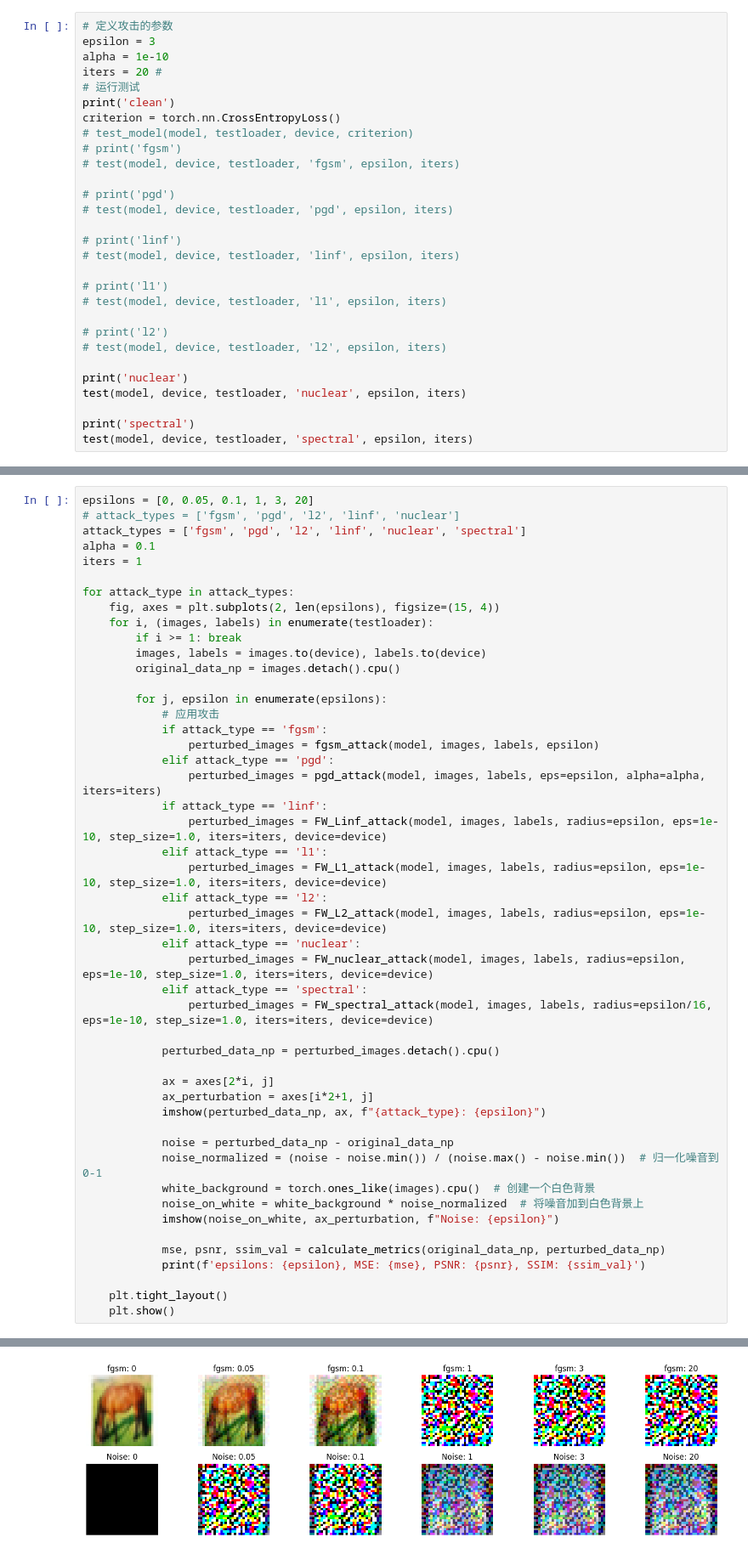
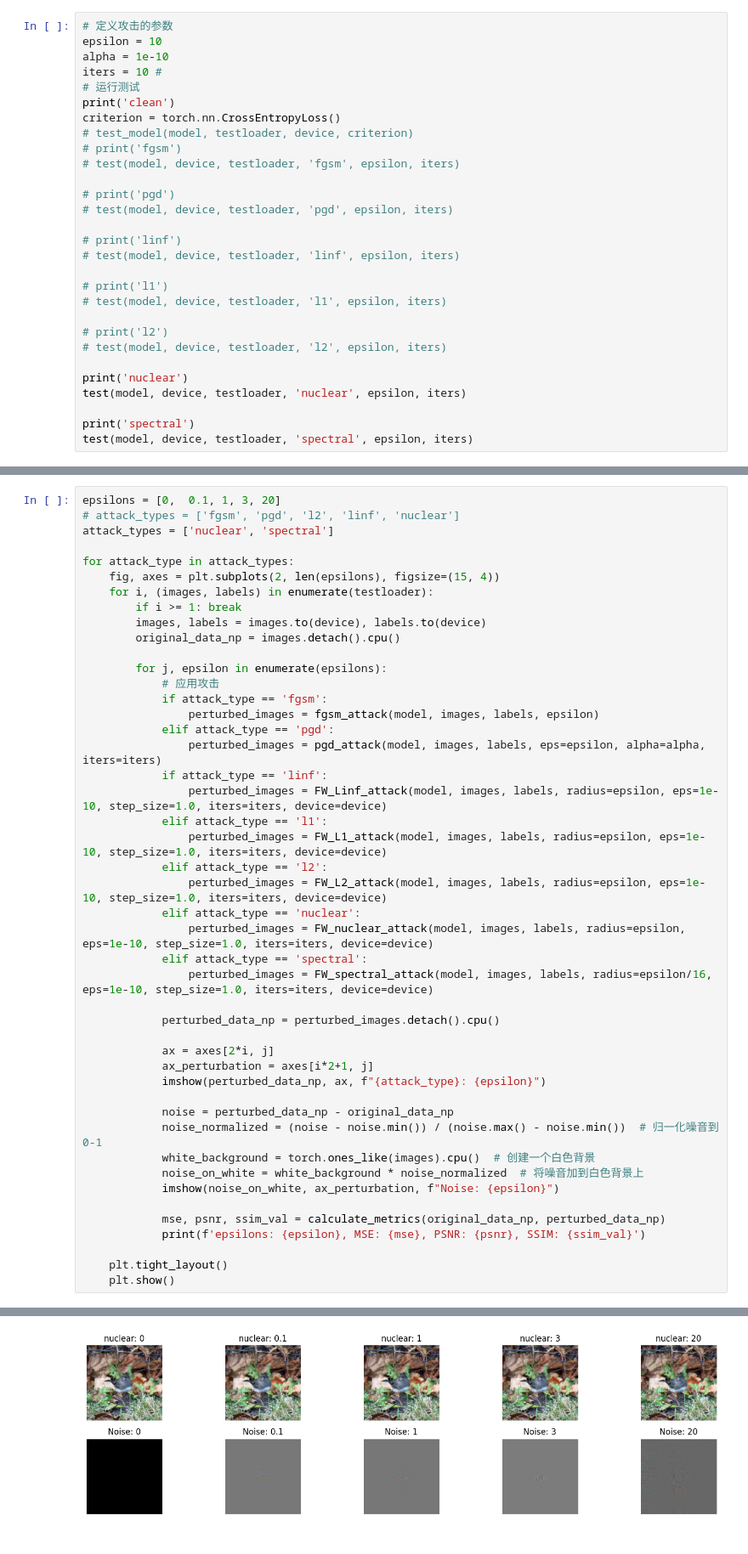
Before and after one commit to SUIlf/AdvAtt, a Jupyter notebook: train.ipynb, the cells around one changed output, grey strips where cells are left out. Shown at 85% size. Saved outputs shown, nothing was run; the diff lists cells and outputs as text.

```diff
--- a/train.ipynb
+++ b/train.ipynb
@@ -94,8 +132,8 @@ ResNet: num_block_list = [2, 2, 2, 2], num_class = 10
 # %%
 # 定义攻击的参数
-epsilon = 3
+epsilon = 10
 alpha = 1e-10
-iters = 20 #
+iters = 10 #
 # 运行测试
 print('clean')
 criterion = torch.nn.CrossEntropyLoss()
@@ -150,9 +182,7 @@ def calculate_metrics(img1, img2):
 # %%
-epsilons = [0, 0.05, 0.1, 1, 3, 20]
+epsilons = [0,  0.1, 1, 3, 20]
 # attack_types = ['fgsm', 'pgd', 'l2', 'linf', 'nuclear']
-attack_types = ['fgsm', 'pgd', 'l2', 'linf', 'nuclear', 'spectral']
-alpha = 0.1
-iters = 1
+attack_types = ['nuclear', 'spectral']
 
 for attack_type in attack_types:
     fig, axes = plt.subplots(2, len(epsilons), figsize=(15, 4))
@@ -205,2 +234,2 @@ epsilons: 20, MSE: 0.3039890229701996, PSNR: 5.171420574188232, SSIM: 0.01045518
-[figure, old version]
+[figure, new version]
 epsilons: 0, MSE: 0.0, PSNR: inf, SSIM: 1.0
```
Also changed, not shown: parts of 6 cells of this notebook, 6 other files.
